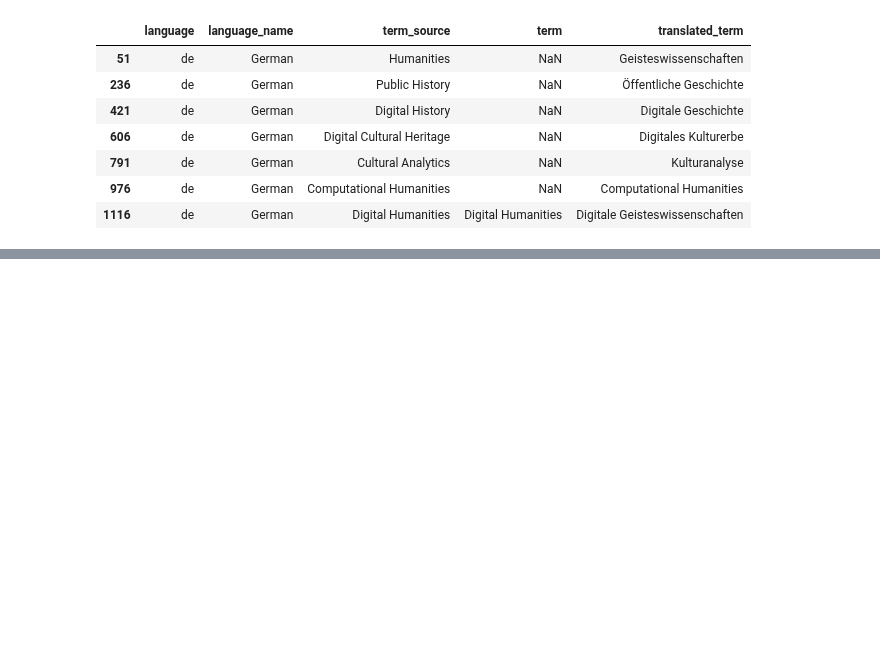
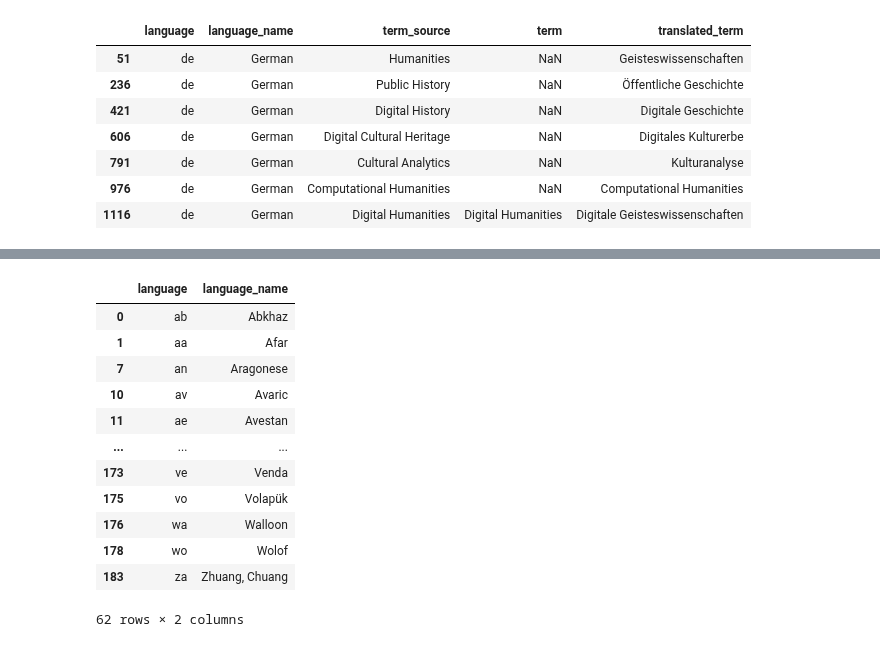
Before and after one commit to CodingDH/searching-for-DH, a Jupyter notebook: data_analysis_notebooks/SearchQueryCreator.ipynb, the cells around one changed output, grey strips where cells are left out. Cells and saved outputs as stored; diff of their text form; code cells hidden in the pictures; blank space fills up the shorter version.

```diff
--- a/data_analysis_notebooks/SearchQueryCreator.ipynb
+++ b/data_analysis_notebooks/SearchQueryCreator.ipynb
@@ -144,0 +208,16 @@ Our data now contains info for 123 but we also are missing terms for the followi
+# %%
+iso_languages[~iso_languages.language.isin(subset_dh.code.unique())]
+# %% [output]
+|  | language | language_name |
+| 0 | ab | Abkhaz |
+| 1 | aa | Afar |
+| 7 | an | Aragonese |
+| 10 | av | Avaric |
+| 11 | ae | Avestan |
+| ... | ... | ... |
+| 173 | ve | Venda |
+| 175 | vo | Volapük |
+| 176 | wa | Walloon |
+| 178 | wo | Wolof |
+| 183 | za | Zhuang, Chuang |
+62 rows × 2 columns
```
Also changed, not shown: parts of 22 cells of this notebook, 6 other files.
